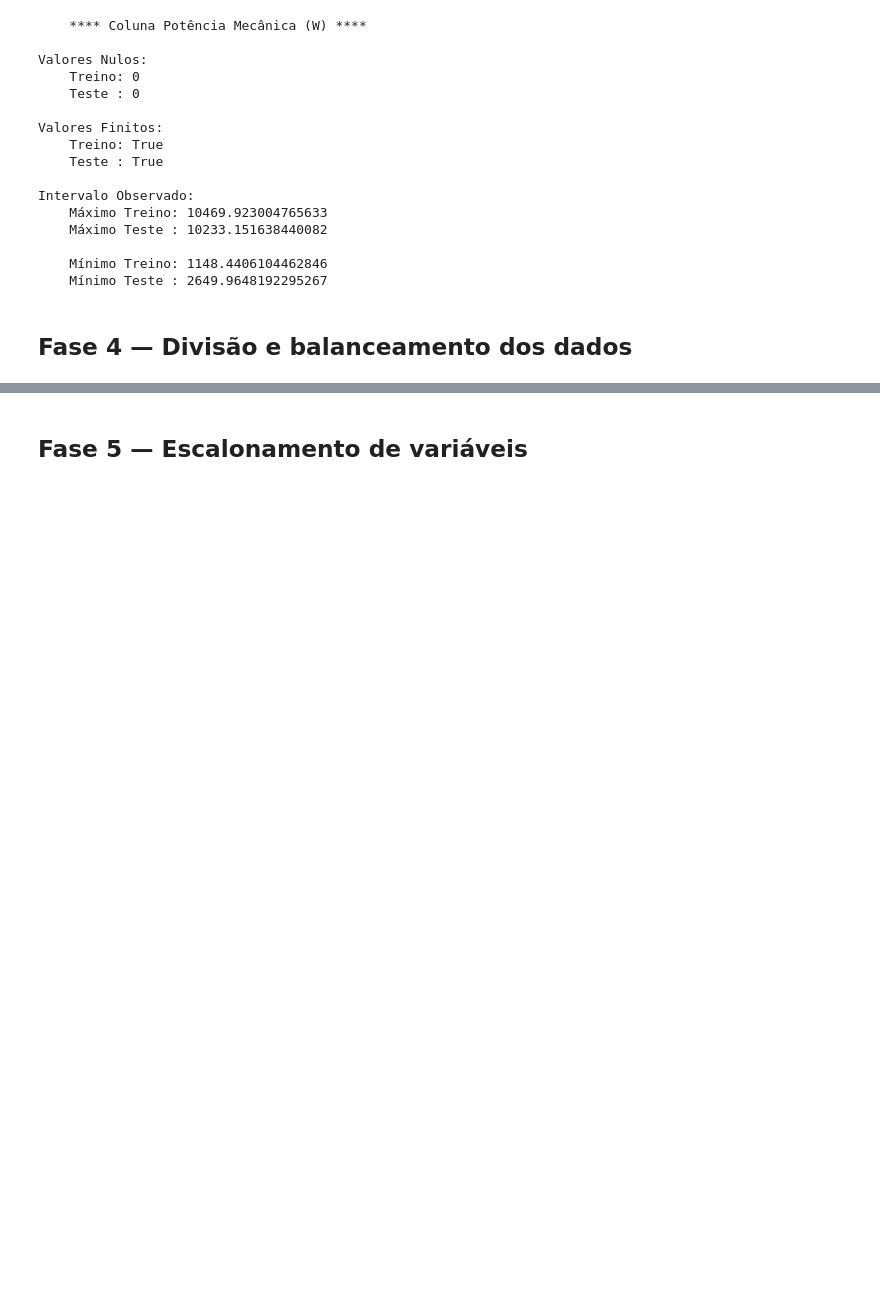
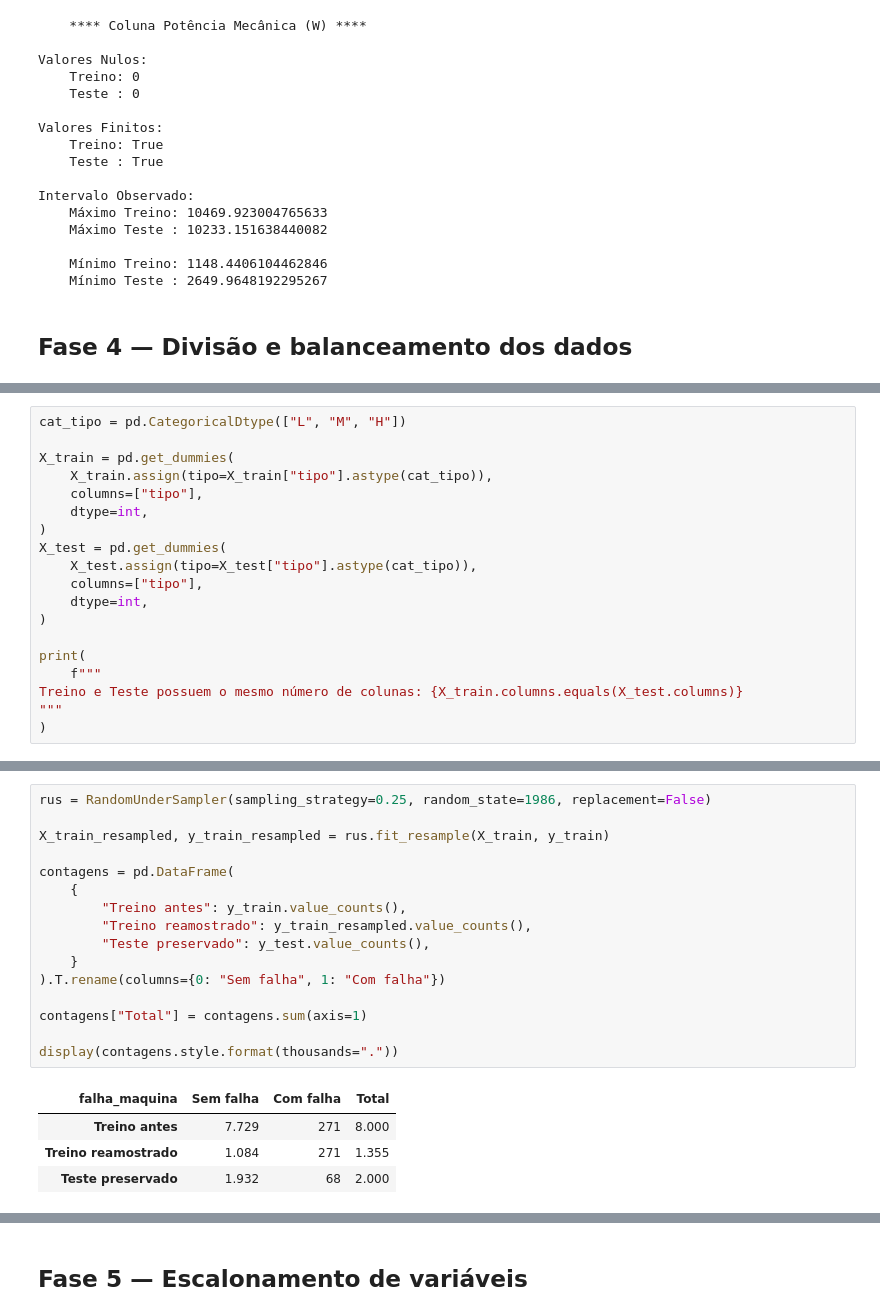
Before and after one commit to CorreaBrunoMiguel/projeto_final, a Jupyter notebook: notebooks/manutencao_preditiva.ipynb, the cells around one changed output, grey strips where cells are left out. Saved outputs shown, nothing was run; the diff lists cells and outputs as text; blank space fills up the shorter version.

```diff
--- a/notebooks/manutencao_preditiva.ipynb
+++ b/notebooks/manutencao_preditiva.ipynb
@@ -640,0 +649,19 @@ Intervalo Observado:
+# %%
+cat_tipo = pd.CategoricalDtype(["L", "M", "H"])
+
+X_train = pd.get_dummies(
+    X_train.assign(tipo=X_train["tipo"].astype(cat_tipo)),
+    columns=["tipo"],
+    dtype=int,
+)
+X_test = pd.get_dummies(
+    X_test.assign(tipo=X_test["tipo"].astype(cat_tipo)),
+    columns=["tipo"],
+    dtype=int,
+)
+
+print(
+    f"""
+Treino e Teste possuem o mesmo número de colunas: {X_train.columns.equals(X_test.columns)}
+"""
+)
@@ -640,0 +678,21 @@ Intervalo Observado:
+# %%
+rus = RandomUnderSampler(sampling_strategy=0.25, random_state=1986, replacement=False)
+
+X_train_resampled, y_train_resampled = rus.fit_resample(X_train, y_train)
+
+contagens = pd.DataFrame(
+    {
+        "Treino antes": y_train.value_counts(),
+        "Treino reamostrado": y_train_resampled.value_counts(),
+        "Teste preservado": y_test.value_counts(),
+    }
+).T.rename(columns={0: "Sem falha", 1: "Com falha"})
+
+contagens["Total"] = contagens.sum(axis=1)
+
+display(contagens.style.format(thousands="."))
+# %% [output]
+| falha_maquina | Sem falha | Com falha | Total |
+| Treino antes | 7.729 | 271 | 8.000 |
+| Treino reamostrado | 1.084 | 271 | 1.355 |
+| Teste preservado | 1.932 | 68 | 2.000 |
```
Also changed, not shown: parts of 8 cells of this notebook.
